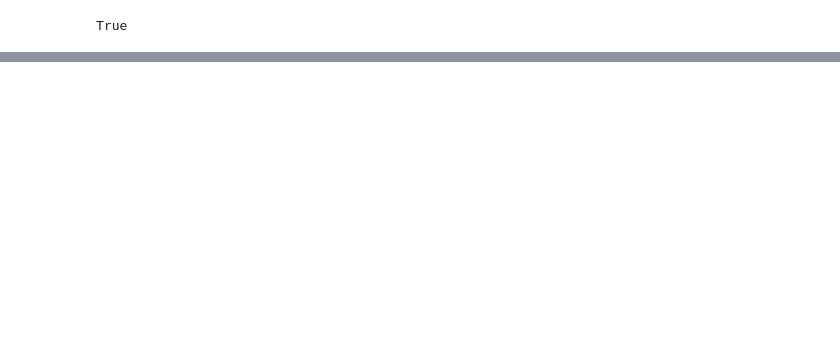
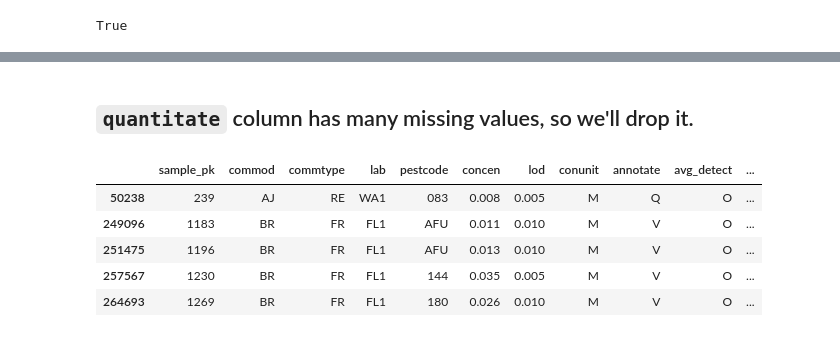
Before and after one commit to cenuno/dsc-3-final-project, a Jupyter notebook: EDA.ipynb, the cells around one changed output, grey strips where cells are left out. Saved outputs shown, nothing was run; the diff lists cells and outputs as text; code cells hidden in the pictures; blank space fills up the shorter version.

```diff
--- a/EDA.ipynb
+++ b/EDA.ipynb
@@ -141,3 +147,15 @@ dtype: int64
+# %% [markdown]
+## `quantitate` column has many missing values, so we'll drop it.
+# %%
+results.drop(['quantitate'], axis=1, inplace=True)
+results.head()
+# %% [output]
+|  | sample_pk | commod | commtype | lab | pestcode | concen | lod | conunit | annotate | avg_detect | ... |
+| 50238 | 239 | AJ | RE | WA1 | 083 | 0.008 | 0.005 | M | Q | O | ... |
+| 249096 | 1183 | BR | FR | FL1 | AFU | 0.011 | 0.010 | M | V | O | ... |
+| 251475 | 1196 | BR | FR | FL1 | AFU | 0.013 | 0.010 | M | V | O | ... |
+| 257567 | 1230 | BR | FR | FL1 | 144 | 0.035 | 0.005 | M | V | O | ... |
+| 264693 | 1269 | BR | FR | FL1 | 180 | 0.026 | 0.010 | M | V | O | ... |
 # %%
 results.info()
 # %% [output]
```
Also changed, not shown: parts of 38 cells of this notebook.
